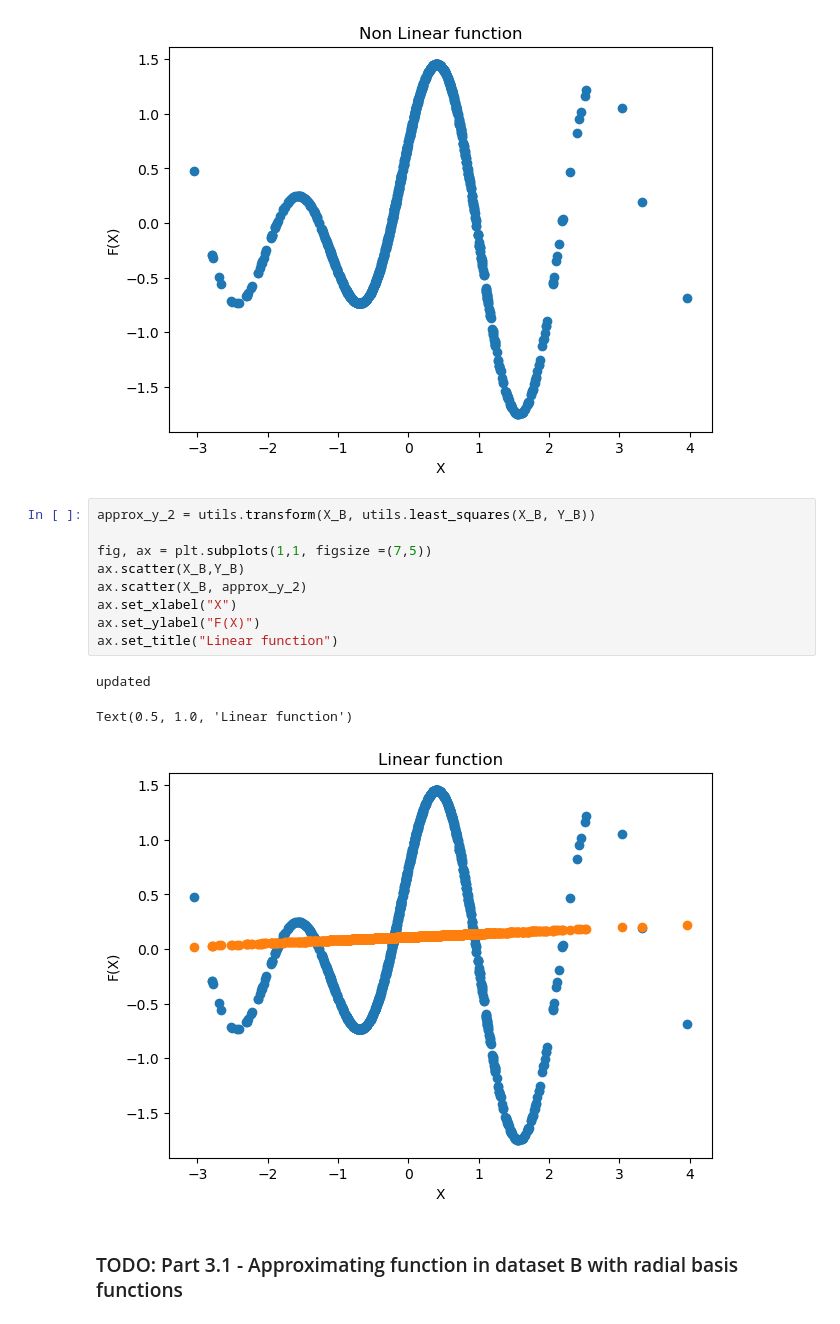
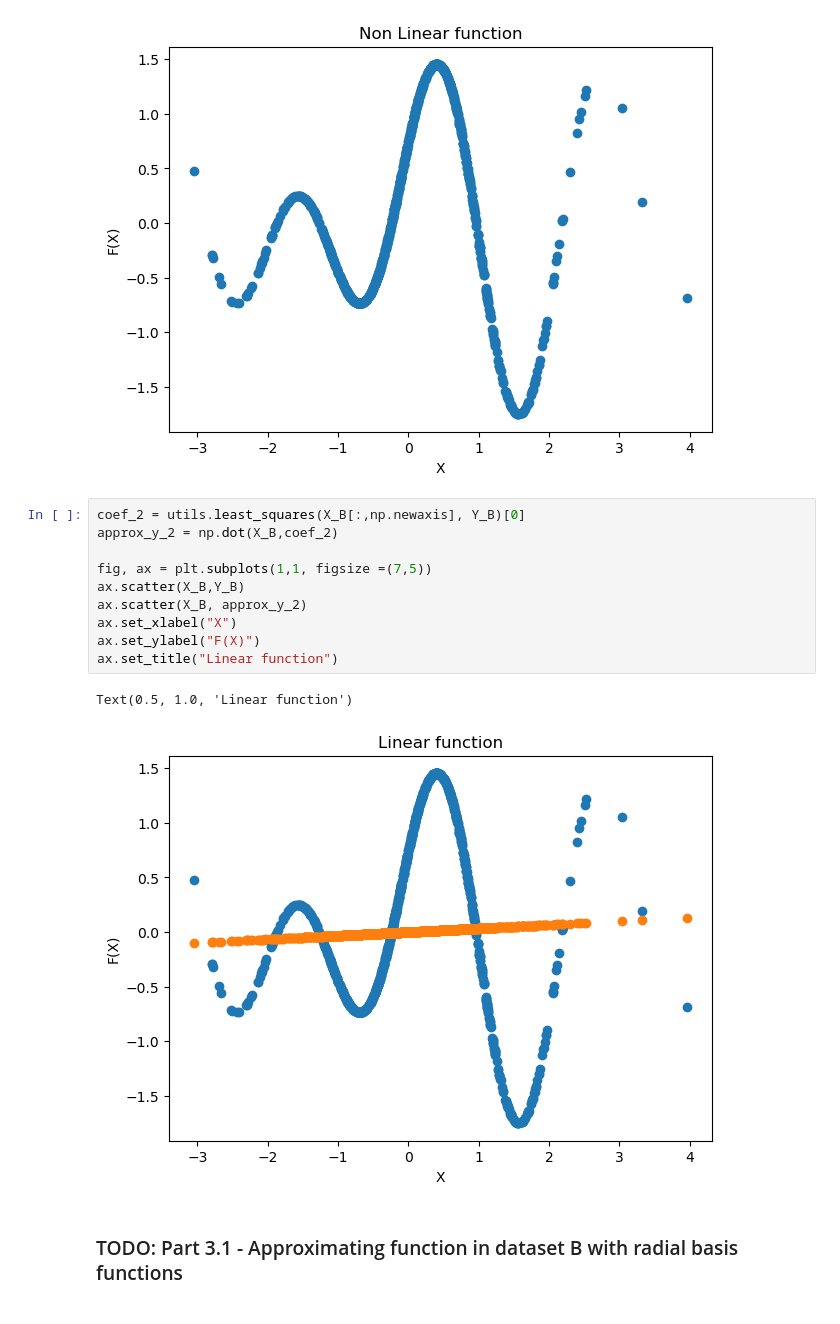
Before and after one commit to Augustin690/learning-dynamical-systems, a Jupyter notebook: src/part1/task1.ipynb, the cells around one changed output. Drawn from its saved outputs; the diff is of its cells as text.

```diff
--- a/src/part1/task1.ipynb
+++ b/src/part1/task1.ipynb
@@ -60,17 +70,17 @@ ax.set_title("Non Linear function")
 Text(0.5, 1.0, 'Non Linear function')
 [figure]
 # %%
-approx_y_2 = utils.transform(X_B, utils.least_squares(X_B, Y_B))
+coef_2 = utils.least_squares(X_B[:,np.newaxis], Y_B)[0]
+approx_y_2 = np.dot(X_B,coef_2)
 
 fig, ax = plt.subplots(1,1, figsize =(7,5))
 ax.scatter(X_B,Y_B)
 ax.scatter(X_B, approx_y_2)
 ax.set_xlabel("X")
 ax.set_ylabel("F(X)")
 ax.set_title("Linear function")
 # %% [output]
-updated
+Text(0.5, 1.0, 'Linear function')
-Text(0.5, 1.0, 'Linear function')
-[figure, old version]
+[figure, new version]
 # %% [markdown]
 ### TODO: Part 3.1 - Approximating function in dataset B with radial basis functions
```
Also changed, not shown: parts of 7 cells of this notebook, 1 other file.
